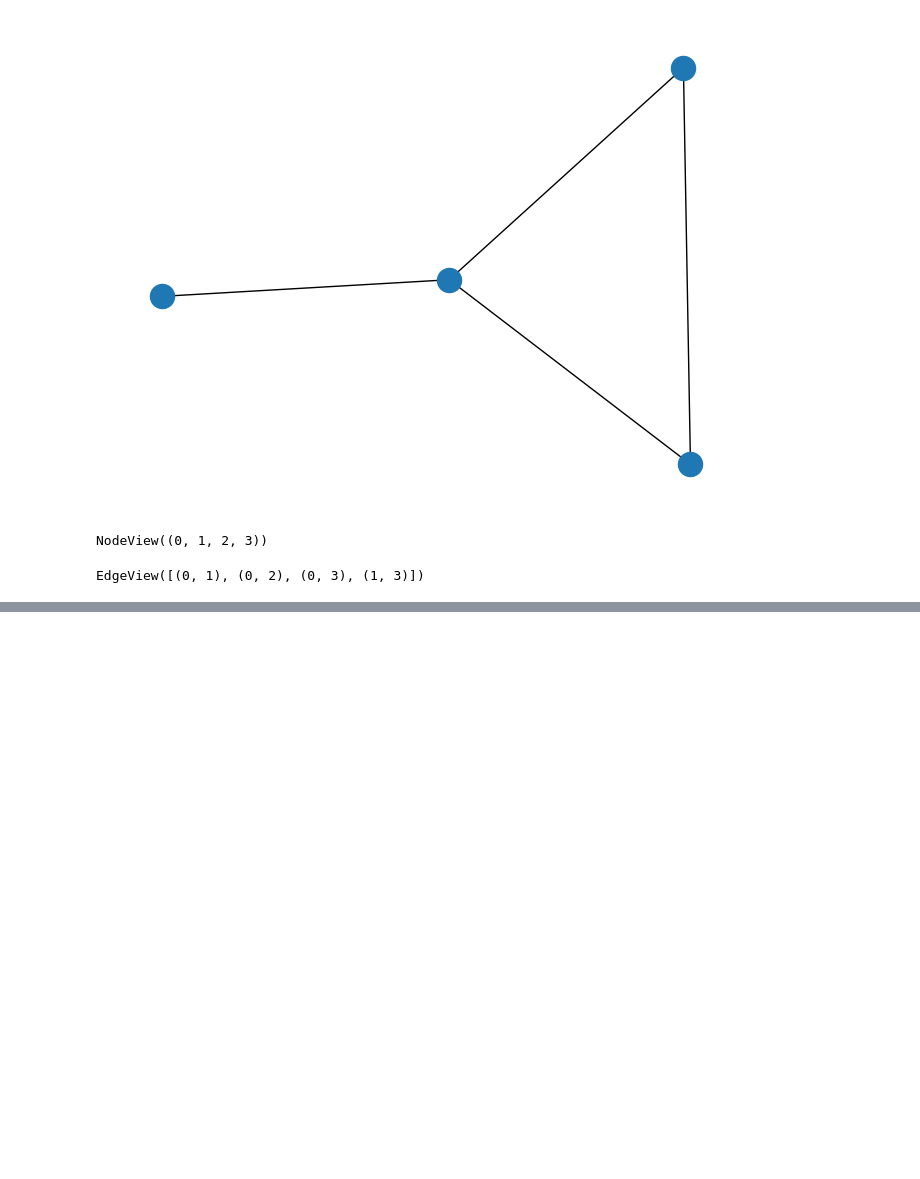
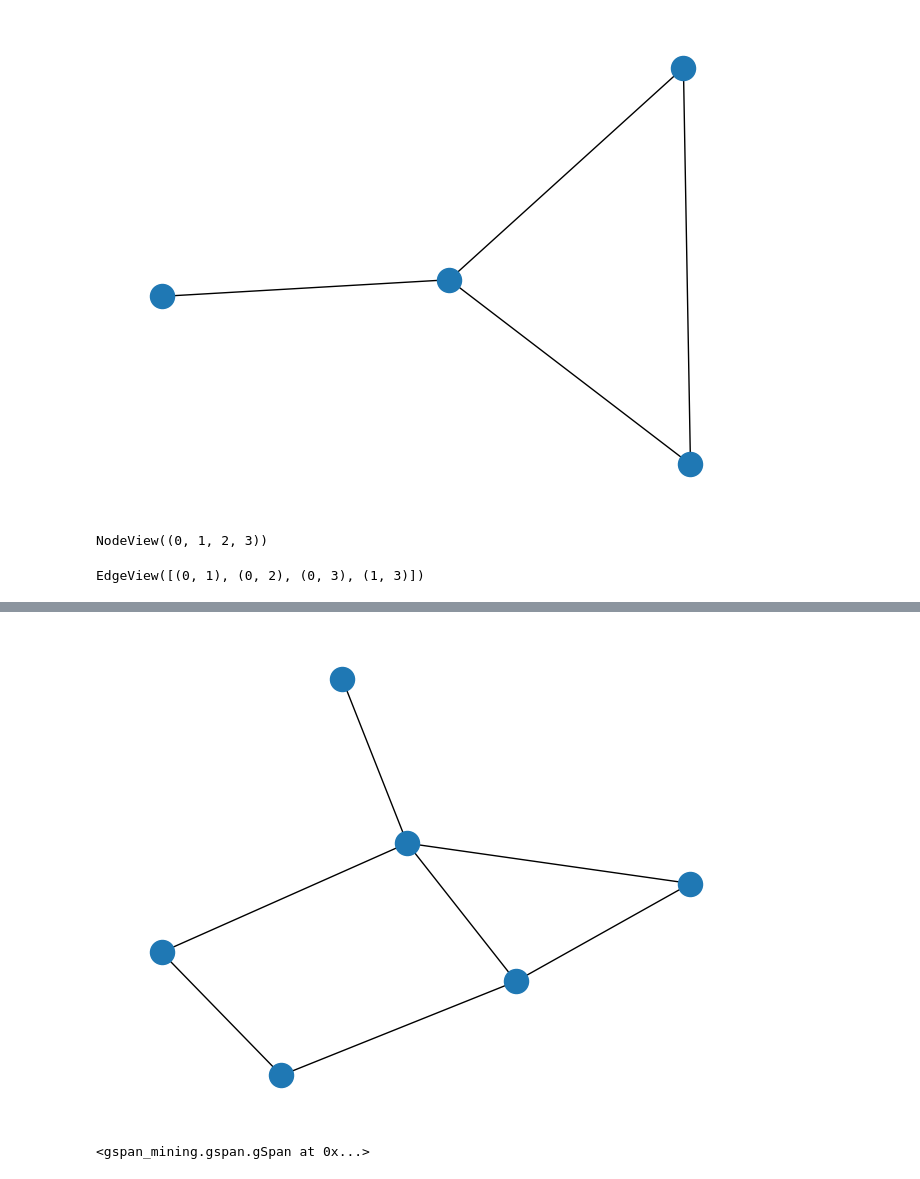
Before and after one commit to LRudL/GCExplainer-unsupervised, a Jupyter notebook: src/tests.ipynb, the cells around one changed output, grey strips where cells are left out. Drawn from its saved outputs; the diff is of its cells as text; code cells hidden in the pictures; blank space fills up the shorter version.

```diff
--- a/src/tests.ipynb
+++ b/src/tests.ipynb
@@ -175,0 +283,8 @@ EdgeView([(0, 1), (0, 2), (0, 3), (1, 3)])
+# %%
+Graph(gs.graphs[0]).draw()
+# %% [output]
+[figure, added]
+# %%
+gs
+# %% [output]
+<gspan_mining.gspan.gSpan at 0x...>
```
Also changed, not shown: parts of 6 cells of this notebook, 2 other files.
